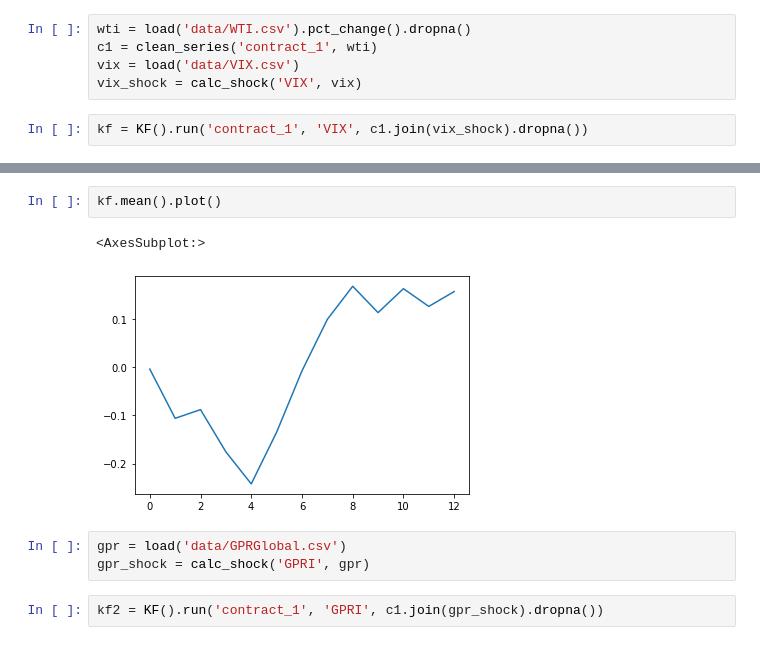
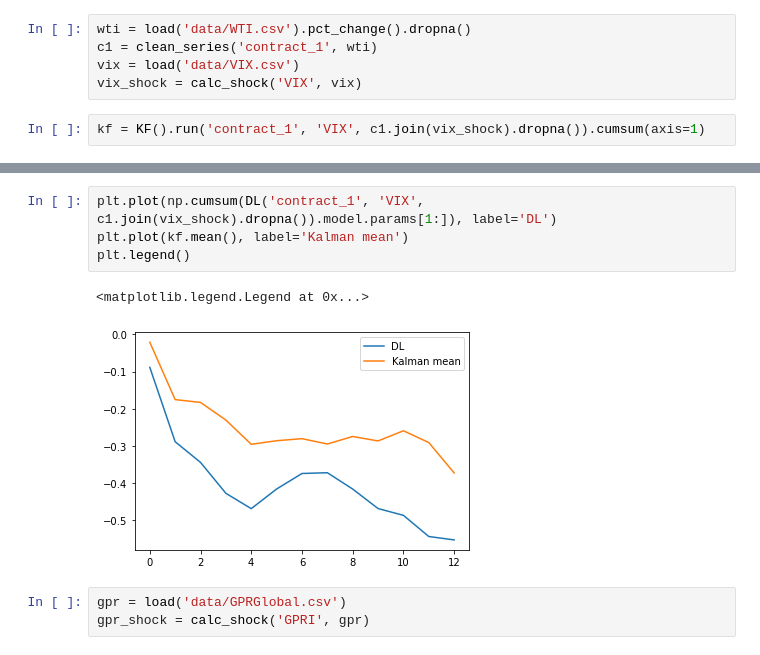
Before and after one commit to t0nychn/UG_thesis, a Jupyter notebook: Kalman_test.ipynb, the cells around one changed output, grey strips where cells are left out. Cells and saved outputs as stored; diff of their text form.

Commit message:
refine kalman

```diff
--- a/Kalman_test.ipynb
+++ b/Kalman_test.ipynb
@@ -6,7 +6,7 @@ c1 = clean_series('contract_1', wti)
 vix = load('data/VIX.csv')
 vix_shock = calc_shock('VIX', vix)
 # %%
-kf = KF().run('contract_1', 'VIX', c1.join(vix_shock).dropna())
+kf = KF().run('contract_1', 'VIX', c1.join(vix_shock).dropna()).cumsum(axis=1)
 # %%
 kf.plot(figsize=(20, 10))
 # %% [output]
@@ -20,10 +20,10 @@ kf.loc['2000':].plot(figsize=(20, 10))
 # %%
-kf.mean().plot()
+plt.plot(np.cumsum(DL('contract_1', 'VIX', c1.join(vix_shock).dropna()).model.params[1:]), label='DL')
+plt.plot(kf.mean(), label='Kalman mean')
+plt.legend()
 # %% [output]
-<AxesSubplot:>
+<matplotlib.legend.Legend at 0x...>
-[figure, old version]
+[figure, new version]
 # %%
 gpr = load('data/GPRGlobal.csv')
 gpr_shock = calc_shock('GPRI', gpr)
-# %%
-kf2 = KF().run('contract_1', 'GPRI', c1.join(gpr_shock).dropna())
```
Also changed, not shown: parts of 10 cells of this notebook, 2 other files.
